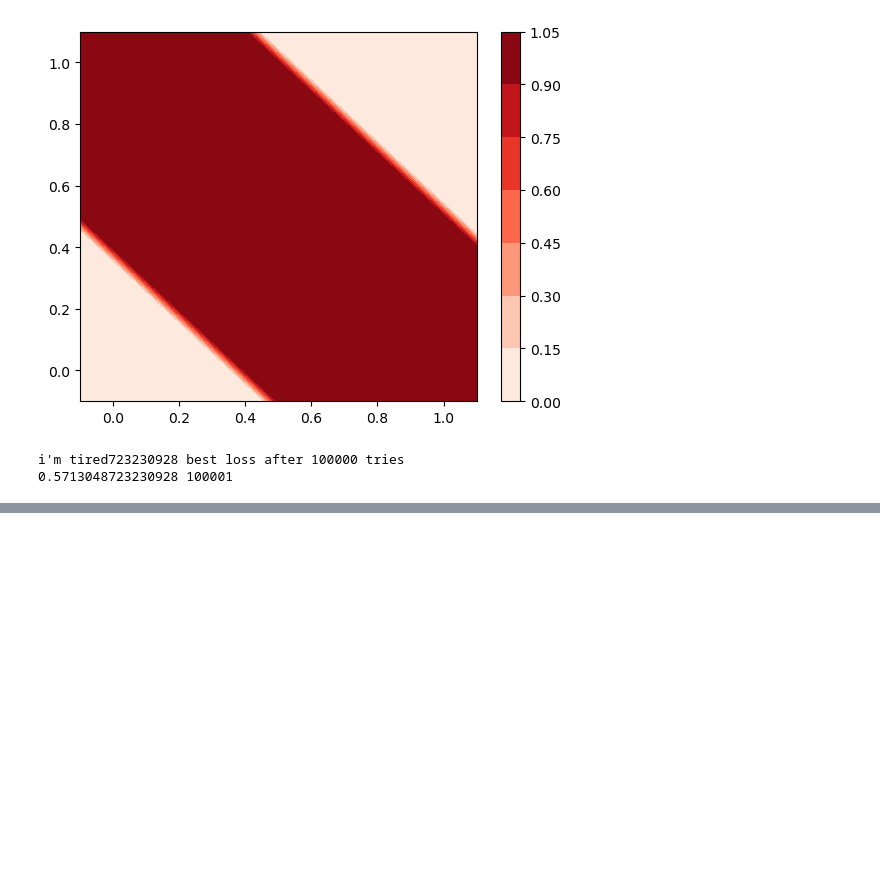
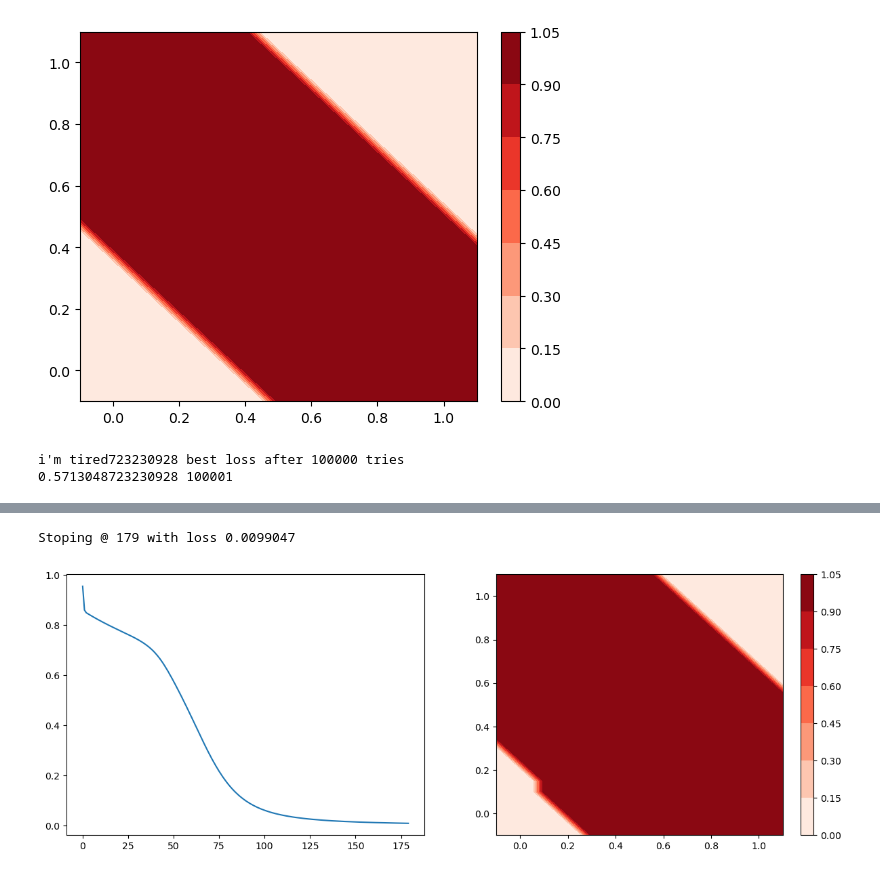
Before and after one commit to ThanosSkentzos/IDL-11, a Jupyter notebook: A0/thanos_3.ipynb, the cells around one changed output, grey strips where cells are left out. Drawn from its saved outputs; the diff is of its cells as text; code cells hidden in the pictures; blank space fills up the shorter version.

```diff
--- a/A0/thanos_3.ipynb
+++ b/A0/thanos_3.ipynb
@@ -4,6 +4,8 @@ import matplotlib.pyplot as plt
 
 def sigmoid(x):
   return 1 / (1 + np.exp(-x))
+def d_sigmoid(x):
+  return sigmoid(x)*(1-sigmoid(x))
 # %%
 np.random.seed(42)
 w1 = np.random.random([2,3])
@@ -104,7 +106,7 @@ def gradients(x,w1,w2,y):
     # backward pass
     # second layer back
     out_error = y - s2
-    gso = s2*(1-s2) # gradients sigmoid outpus
+    gso = d_sigmoid(a2) # gradients sigmoid outpus
     dout = out_error*gso
     # diff = diff.sum(axis=1)
     # grad_diff = grad_diff.sum(axis=1)
@@ -113,7 +115,7 @@ def gradients(x,w1,w2,y):
     # first layer back
     Σdw = dout@w2
     Σdw = Σdw[:,1:] # ignore bias because it doesnt go back
-    gs2 = s1*(1-s1)
+    gs2 = d_sigmoid(a1)
     d2 = Σdw*gs2 # (4,2)*(4,2) --> (4,2) = (input_size,node_size) [✔]
 
     # weight diffs
@@ -208,0 +284,42 @@ i'm tired723230928 best loss after 100000 tries
+# %%
+losses_sigmoid = []
+target_error = 0.01
+def backpropagation(x,w1,w2,y,a=sigmoid,da=d_sigmoid,lr=0.1):
+    global losses_sigmoid
+    losses_sigmoid = []
+    w1,w2 = w1_init.copy(),w2_init.copy()
+    for iter in range(20000):
+        dw1, dw2 = gradients_a(x,w1,w2,y,a,da)
+        w1 += lr*dw1
+        w2 += lr*dw2
+        pred = inference_a(x,w1,w2,a)
+        loss = error(pred,y)
+        losses_sigmoid.append(loss)
+        if loss<target_error:
+            print(f"Stoping @ {iter} with loss {loss:.7f}")
+            break
+    return w1,w2
+# %%
+a,da = tanh,d_tanh
+w1,w2 = backpropagation(x,w1,w2,y,a,da,lr=1)
+
+
+
+grid_vals = inference_a(grid,w1,w2,a)
+grid_vals = np.where(grid_vals>0.5,1,0)
+zz = grid_vals.reshape(xx.shape)
+grid_vals.shape,zz.shape
+
+plt.figure(figsize=(15,5))
+plt.subplot(121)
+plt.plot(losses_sigmoid)
+
+plt.subplot(122)
+plt.contourf(xx,yy,zz,cmap='Reds')
+plt.colorbar()
+plt.plot()
+
+plt.show()
+# %% [output]
+Stoping @ 179 with loss 0.0099047
+[figure, added]
```
Also changed, not shown: parts of 6 cells of this notebook.
